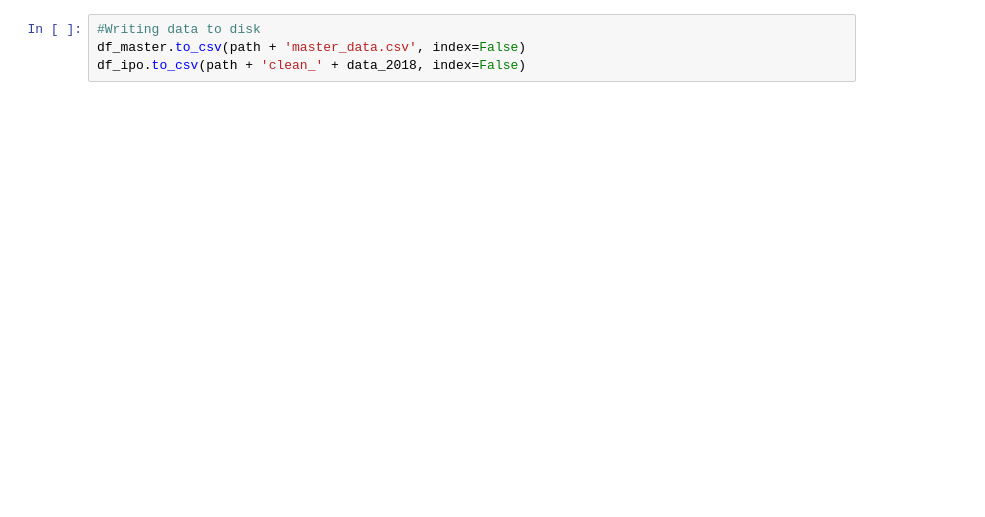
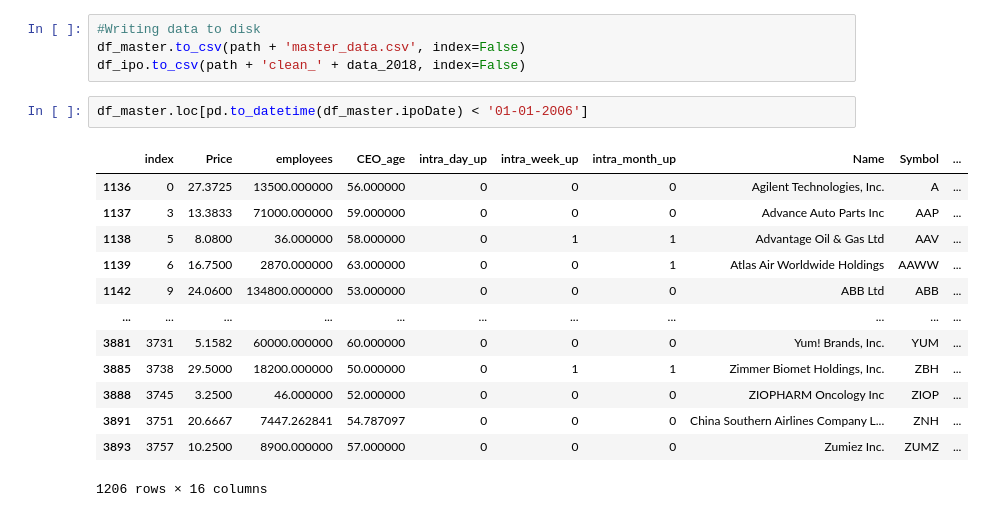
Before and after one commit to michael-fuest/DSiF-IPOs, a Jupyter notebook: Data_Wrangling.ipynb, the cells around one changed output. Drawn from its saved outputs; the diff is of its cells as text; blank space fills up the shorter version.

```diff
--- a/Data_Wrangling.ipynb
+++ b/Data_Wrangling.ipynb
@@ -343,3 +346,19 @@ df_master
 #Writing data to disk
 df_master.to_csv(path + 'master_data.csv', index=False)
 df_ipo.to_csv(path + 'clean_' + data_2018, index=False)
+# %%
+df_master.loc[pd.to_datetime(df_master.ipoDate) < '01-01-2006']
+# %% [output]
+|  | index | Price | employees | CEO_age | intra_day_up | intra_week_up | intra_month_up | Name | Symbol | ... |
+| 1136 | 0 | 27.3725 | 13500.000000 | 56.000000 | 0 | 0 | 0 | Agilent Technologies, Inc. | A | ... |
+| 1137 | 3 | 13.3833 | 71000.000000 | 59.000000 | 0 | 0 | 0 | Advance Auto Parts Inc | AAP | ... |
+| 1138 | 5 | 8.0800 | 36.000000 | 58.000000 | 0 | 1 | 1 | Advantage Oil & Gas Ltd | AAV | ... |
+| 1139 | 6 | 16.7500 | 2870.000000 | 63.000000 | 0 | 0 | 1 | Atlas Air Worldwide Holdings | AAWW | ... |
+| 1142 | 9 | 24.0600 | 134800.000000 | 53.000000 | 0 | 0 | 0 | ABB Ltd | ABB | ... |
+| ... | ... | ... | ... | ... | ... | ... | ... | ... | ... | ... |
+| 3881 | 3731 | 5.1582 | 60000.000000 | 60.000000 | 0 | 0 | 0 | Yum! Brands, Inc. | YUM | ... |
+| 3885 | 3738 | 29.5000 | 18200.000000 | 50.000000 | 0 | 1 | 1 | Zimmer Biomet Holdings, Inc. | ZBH | ... |
+| 3888 | 3745 | 3.2500 | 46.000000 | 52.000000 | 0 | 0 | 0 | ZIOPHARM Oncology Inc | ZIOP | ... |
+| 3891 | 3751 | 20.6667 | 7447.262841 | 54.787097 | 0 | 0 | 0 | China Southern Airlines Company L... | ZNH | ... |
+| 3893 | 3757 | 10.2500 | 8900.000000 | 57.000000 | 0 | 0 | 0 | Zumiez Inc. | ZUMZ | ... |
+1206 rows × 16 columns
```
Also changed, not shown: parts of 6 cells of this notebook.
